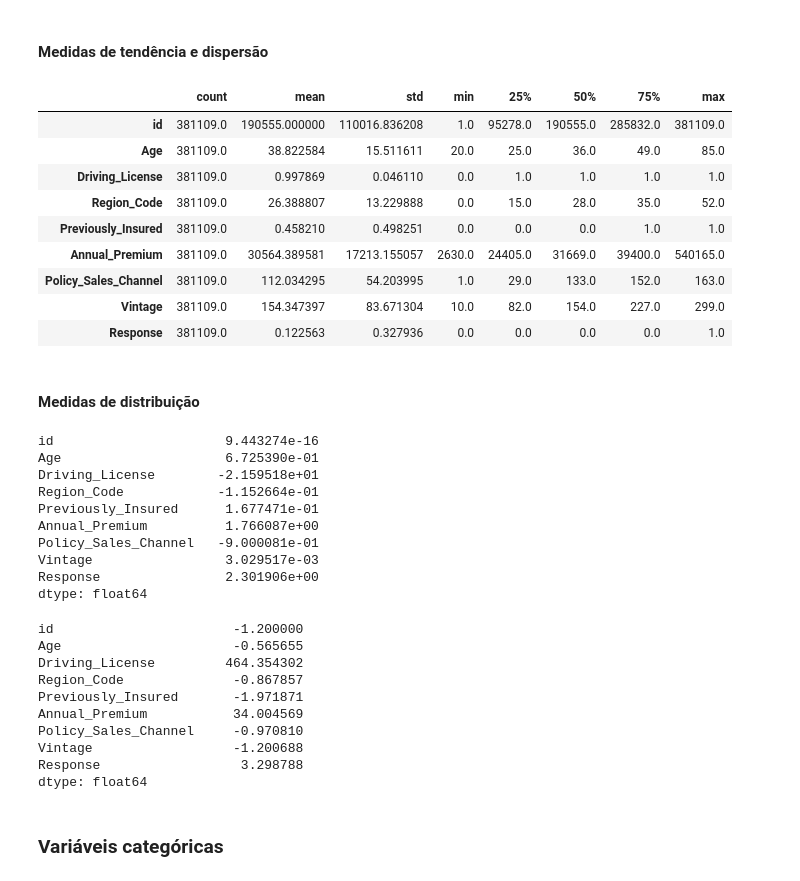
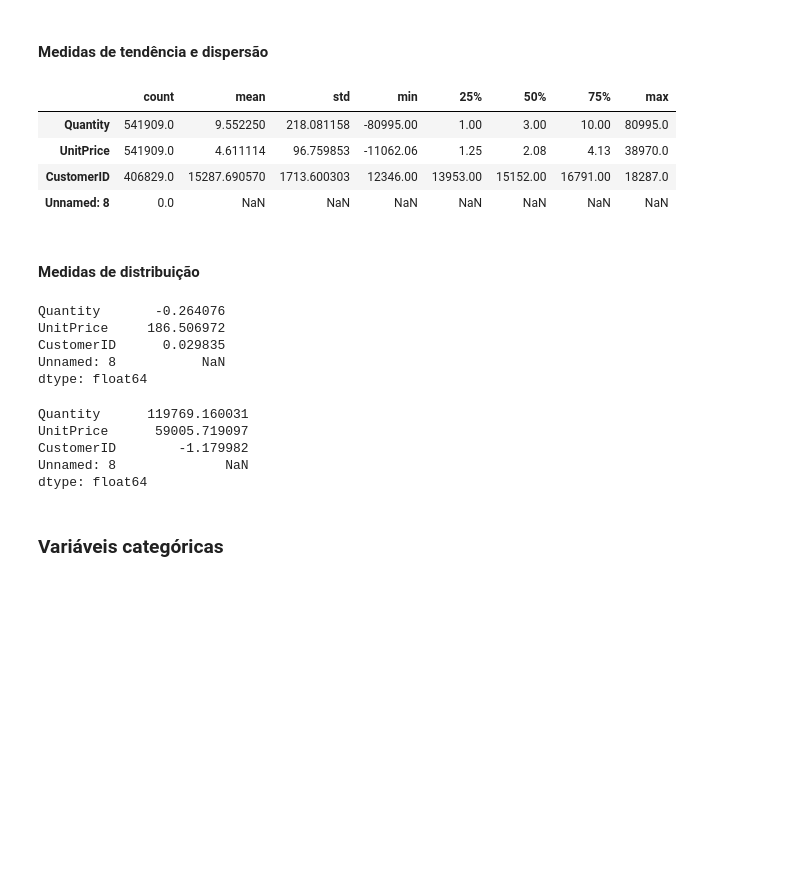
Before and after one commit to victorviena/ecommerce_loyalty_program, a Jupyter notebook: notebooks/1.0-vvs-importacao-dados.ipynb, the cells around one changed output. Saved outputs shown, nothing was run; the diff lists cells and outputs as text; code cells hidden in the pictures; blank space fills up the shorter version.

```diff
--- a/notebooks/1.0-vvs-importacao-dados.ipynb
+++ b/notebooks/1.0-vvs-importacao-dados.ipynb
@@ -13,3 +23,5 @@ df_raw = pd.read_csv ("")
+# %%
+df_raw = pd.read_csv("C:\\Users\\victo\\repos\\comunidade_ds\\data_science_clusterizacao\\data\\raw\\raw.csv", encoding = 'unicode_escape')
 # %% [markdown]
 # 3 - Descrição dos dados
 # %%
@@ -89,48 +122,35 @@ df1.duplicated(subset=['id']).sum()
 ## Estatísticas
 # %% [markdown]
 ### Variáveis numéricas
+# %%
+variaveis_numericas = ['int64', 'float64']
 # %% [markdown]
 #### Medidas de tendência e dispersão
 # %%
-df1.select_dtypes(['int64', 'float64']).describe().T
+df1.select_dtypes(variaveis_numericas).describe().T
 # %% [output]
 |  | count | mean | std | min | 25% | 50% | 75% | max |
-| id | 381109.0 | 190555.000000 | 110016.836208 | 1.0 | 95278.0 | 190555.0 | 285832.0 | 381109.0 |
-| Age | 381109.0 | 38.822584 | 15.511611 | 20.0 | 25.0 | 36.0 | 49.0 | 85.0 |
-| Driving_License | 381109.0 | 0.997869 | 0.046110 | 0.0 | 1.0 | 1.0 | 1.0 | 1.0 |
-| Region_Code | 381109.0 | 26.388807 | 13.229888 | 0.0 | 15.0 | 28.0 | 35.0 | 52.0 |
-| Previously_Insured | 381109.0 | 0.458210 | 0.498251 | 0.0 | 0.0 | 0.0 | 1.0 | 1.0 |
-| Annual_Premium | 381109.0 | 30564.389581 | 17213.155057 | 2630.0 | 24405.0 | 31669.0 | 39400.0 | 540165.0 |
-| Policy_Sales_Channel | 381109.0 | 112.034295 | 54.203995 | 1.0 | 29.0 | 133.0 | 152.0 | 163.0 |
-| Vintage | 381109.0 | 154.347397 | 83.671304 | 10.0 | 82.0 | 154.0 | 227.0 | 299.0 |
-| Response | 381109.0 | 0.122563 | 0.327936 | 0.0 | 0.0 | 0.0 | 0.0 | 1.0 |
+| Quantity | 541909.0 | 9.552250 | 218.081158 | -80995.00 | 1.00 | 3.00 | 10.00 | 80995.0 |
+| UnitPrice | 541909.0 | 4.611114 | 96.759853 | -11062.06 | 1.25 | 2.08 | 4.13 | 38970.0 |
+| CustomerID | 406829.0 | 15287.690570 | 1713.600303 | 12346.00 | 13953.00 | 15152.00 | 16791.00 | 18287.0 |
+| Unnamed: 8 | 0.0 | NaN | NaN | NaN | NaN | NaN | NaN | NaN |
 # %% [markdown]
 #### Medidas de distribuição
 # %%
-df1.select_dtypes(['int64', 'float64']).skew()
+df1.select_dtypes(variaveis_numericas).skew()
 # %% [output]
-id                      9.443274e-16
-Age                     6.725390e-01
-Driving_License        -2.159518e+01
-Region_Code            -1.152664e-01
-Previously_Insured      1.677471e-01
-Annual_Premium          1.766087e+00
-Policy_Sales_Channel   -9.000081e-01
-Vintage                 3.029517e-03
-Response                2.301906e+00
+Quantity       -0.264076
+UnitPrice     186.506972
+CustomerID      0.029835
+Unnamed: 8           NaN
 dtype: float64
 # %%
-df1.select_dtypes(['int64', 'float64']).kurtosis()
+df1.select_dtypes(variaveis_numericas).kurtosis()
 # %% [output]
-id                       -1.200000
-Age                      -0.565655
-Driving_License         464.354302
-Region_Code              -0.867857
-Previously_Insured       -1.971871
-Annual_Premium           34.004569
-Policy_Sales_Channel     -0.970810
-Vintage                  -1.200688
-Response                  3.298788
+Quantity      119769.160031
+UnitPrice      59005.719097
+CustomerID        -1.179982
+Unnamed: 8              NaN
 dtype: float64
 # %% [markdown]
 ### Variáveis categóricas
```
Also changed, not shown: parts of 232 cells of this notebook, 3 other files.
